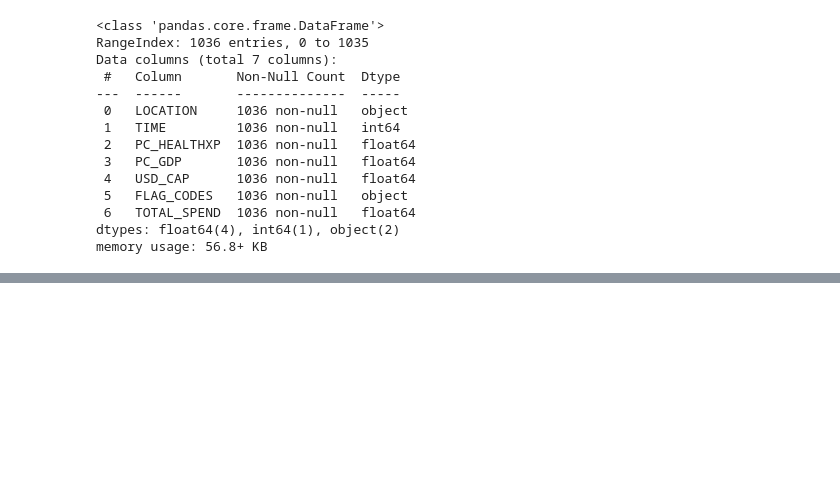
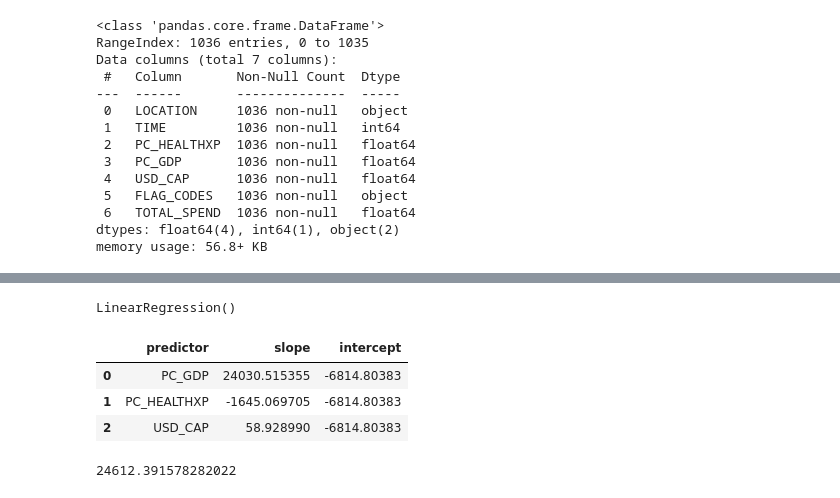
Before and after one commit to DmytroBolokhonov/team_project, a Jupyter notebook: experiments/first_step_data_cleaning.ipynb, the cells around one changed output, grey strips where cells are left out. Cells and saved outputs as stored; diff of their text form; code cells hidden in the pictures; blank space fills up the shorter version.

```diff
--- a/experiments/first_step_data_cleaning.ipynb
+++ b/experiments/first_step_data_cleaning.ipynb
@@ -37,0 +82,45 @@ memory usage: 56.8+ KB
+# %%
+# Split the dataset into 75% training data and 25% test data with using random_state 42
+data_train, data_test = train_test_split(
+                                        data, train_size=0.75, random_state=42
+                                        )
+# %%
+# use multiple linear regreesion to check how 'Total spend' variable is dependent on the all other variable.
+
+mlm = LinearRegression()
+mlm.fit(
+        data_train[["PC_GDP","PC_HEALTHXP","USD_CAP"]], # Three predictors
+        data_train["TOTAL_SPEND"]  #Target variable
+)
+# %% [output]
+LinearRegression()
+# %%
+# Create a DataFrame containing the slope (coefficients) and intercept
+numeric_predictors = data_test[["PC_GDP","PC_HEALTHXP","USD_CAP"]]
+coefficients_df = pd.DataFrame({
+    "predictor": numeric_predictors.columns,
+    "slope": mlm.coef_,
+    "intercept": [mlm.intercept_] * len(mlm.coef_)
+})
+
+# Display the coefficients DataFrame
+coefficients_df
+# %% [output]
+|  | predictor | slope | intercept |
+| 0 | PC_GDP | 24030.515355 | -6814.80383 |
+| 1 | PC_HEALTHXP | -1645.069705 | -6814.80383 |
+| 2 | USD_CAP | 58.928990 | -6814.80383 |
+# %%
+# Predict Total spend using the multivariable linear regression model (mlm) with three predictors.
+
+data_test["predicted"] = mlm.predict(data_test[["PC_GDP","PC_HEALTHXP","USD_CAP"]])
+data_test
+# Calculate RMSPE for the multivariable model.
+lm_mult_test_RMSPE = mean_squared_error(
+    y_true=data_test["TOTAL_SPEND"],
+    y_pred=data_test["predicted"]
+)**(1/2)
+
+lm_mult_test_RMSPE
+# %% [output]
+24612.391578282022
```
Also changed, not shown: parts of 5 cells of this notebook.
